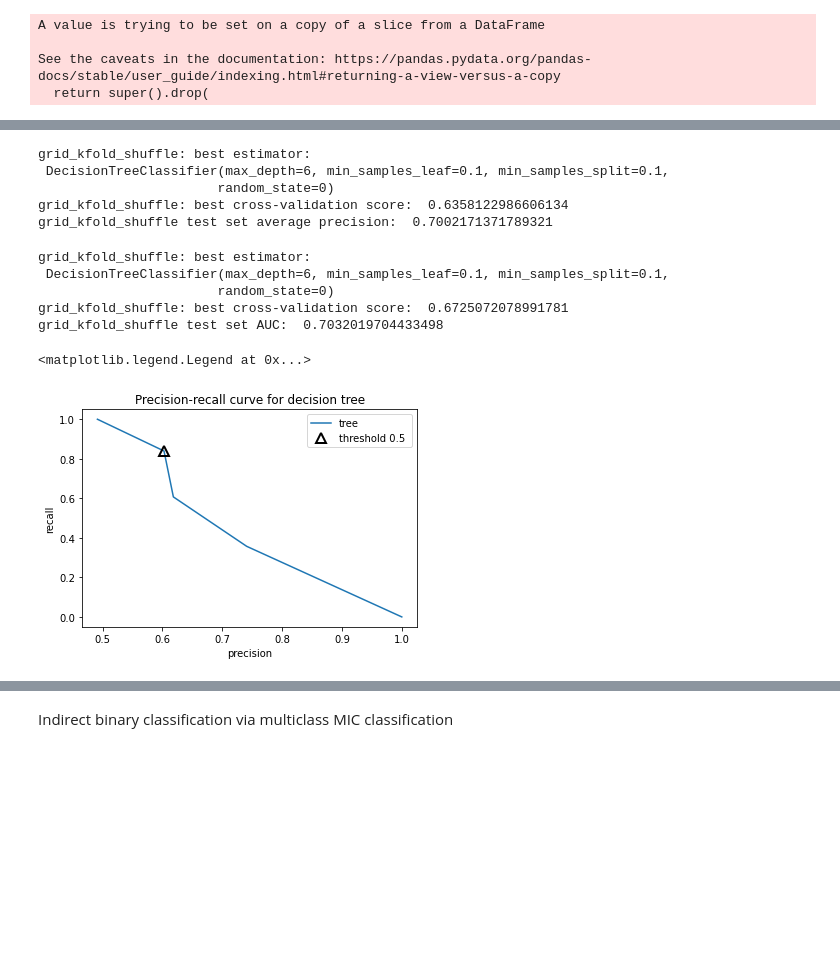
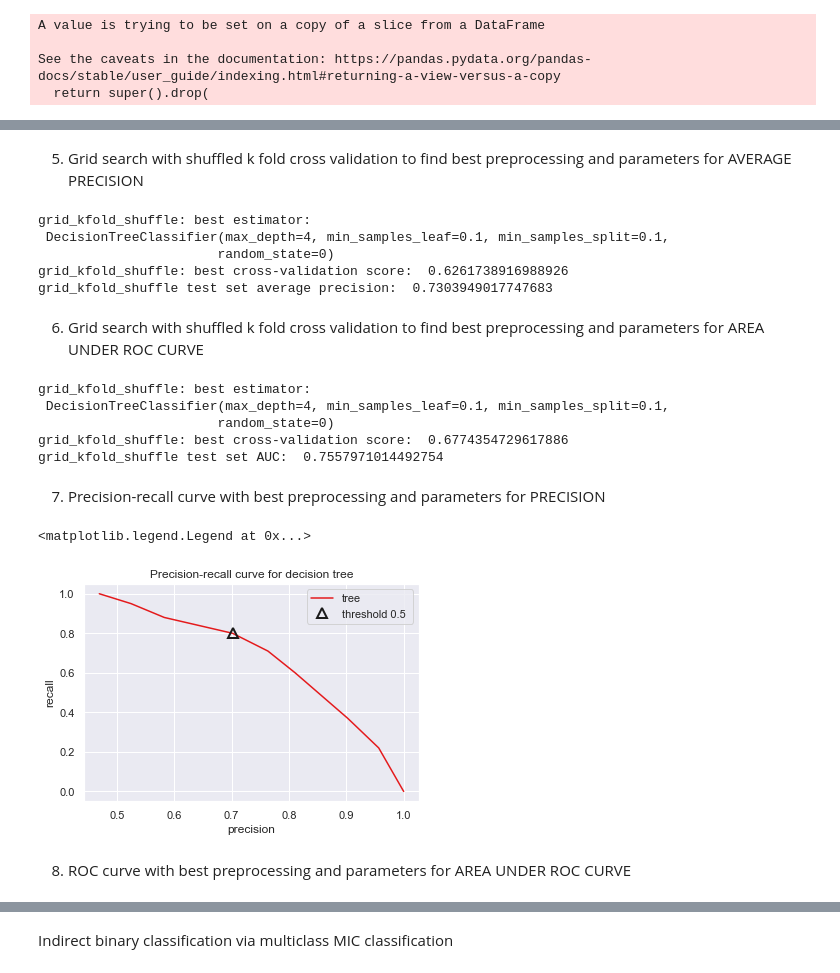
Before and after one commit to fowler-lab/Inh_resistance, a Jupyter notebook: DTree_notebook.ipynb, the cells around one changed output, grey strips where cells are left out. Saved outputs shown, nothing was run; the diff lists cells and outputs as text; code cells hidden in the pictures; blank space fills up the shorter version.

```diff
--- a/DTree_notebook.ipynb
+++ b/DTree_notebook.ipynb
@@ -3,3 +3,6 @@ import pandas as pd
 import numpy as np
 pd.options.display.max_columns = 999
 ML_data = pd.read_csv('ML_data.csv')
+import seaborn as sns
+sns.set_theme()
+sns.set_palette(sns.color_palette('Set1'))
@@ -6,7 +25,7 @@ ML_data = pd.read_csv('ML_data.csv')
 # %%
 df = ML_data[['METHOD_MIC','MUT_RESISTANCE','MUTATION','Site1_Distance','d_volume','d_MW',	\
               'd_hydropathy', 'd_Pi', 'Depth','H','O','T','S','G','E',  \
-              'B','I','Tempfactor','Hem_dist']]
+              'B','I','Tempfactor','Hem_dist','Site2_dist','SNAP2_score']]
 
 # creates features numpy array
 features = df[df.columns[2:]].to_numpy()
@@ -63,4 +75,4 @@ See the caveats in the documentation: https://pandas.pydata.org/pandas-docs/stab
 # %%
 #split data into training and test sets
 X_train_cv, X_test_cv, y_train_cv, y_test_cv = train_test_split(X_train_nodup, y_train_nodup,
-                                                    random_state=0)
+                                                    random_state=0, test_size=0.2)
@@ -89,7 +113,7 @@ from matplotlib import pyplot as plt
 import numpy as np
 
 #define trees with best perfoming parameters, or default parameters
-tree_best_params = DecisionTreeClassifier(max_depth=4, min_samples_leaf=0.2,
+tree_best_params = DecisionTreeClassifier(max_depth=4, min_samples_leaf=0.1,
                        min_samples_split=0.1, random_state=0)
 tree_no_params = DecisionTreeClassifier(random_state=0)
 tree_best_params.fit(X_train_cv, y_train_cv)
@@ -115,3 +139,5 @@ plot_feature_importances(tree_best_params)
+# %% [markdown]
+5. Grid search with shuffled k fold cross validation to find best preprocessing and parameters for AVERAGE PRECISION
 # %%
 #Grid search with shuffled kfold validation
 #use predict_proba function to calculate average_precision
@@ -124,10 +150,12 @@ print ('grid_kfold_shuffle test set average precision: ',
        average_precision_score(y_test_cv, grid_kfold_shuffle.predict_proba(X_test_cv)[:,1]), '\n')
 # %% [output]
 grid_kfold_shuffle: best estimator:
- DecisionTreeClassifier(max_depth=6, min_samples_leaf=0.1, min_samples_split=0.1,
+ DecisionTreeClassifier(max_depth=4, min_samples_leaf=0.1, min_samples_split=0.1,
                        random_state=0)
-grid_kfold_shuffle: best cross-validation score:  0.6358122986606134
-grid_kfold_shuffle test set average precision:  0.7002171371789321
+grid_kfold_shuffle: best cross-validation score:  0.6261738916988926
+grid_kfold_shuffle test set average precision:  0.7303949017747683
+# %% [markdown]
+6. Grid search with shuffled k fold cross validation to find best preprocessing and parameters for AREA UNDER ROC CURVE
 # %%
 #Grid search with shuffled kfold validation
 #use predict_proba function to calculate AUC
@@ -141,33 +169,38 @@ print ('grid_kfold_shuffle test set AUC: ',
        roc_auc_score(y_test_cv, grid_kfold_shuffle.predict_proba(X_test_cv)[:,1]), '\n')
 # %% [output]
 grid_kfold_shuffle: best estimator:
- DecisionTreeClassifier(max_depth=6, min_samples_leaf=0.1, min_samples_split=0.1,
+ DecisionTreeClassifier(max_depth=4, min_samples_leaf=0.1, min_samples_split=0.1,
                        random_state=0)
-grid_kfold_shuffle: best cross-validation score:  0.6725072078991781
-grid_kfold_shuffle test set AUC:  0.7032019704433498
+grid_kfold_shuffle: best cross-validation score:  0.6774354729617886
+grid_kfold_shuffle test set AUC:  0.7557971014492754
+# %% [markdown]
+7. Precision-recall curve with best preprocessing and parameters for PRECISION
 # %%
 #use best parameters for average precision
 
 from sklearn.metrics import precision_recall_curve
 from matplotlib import pyplot as plt
 
-tree = DecisionTreeClassifier(max_depth=4, min_samples_leaf=0.2, min_samples_split=0.1,
+tree = DecisionTreeClassifier(max_depth=4, min_samples_leaf=0.1, min_samples_split=0.1,
                        random_state=0)
 tree.fit(X_train_cv, y_train_cv)
 
-precision, recall, thresholds = precision_recall_curve(y_test_cv, tree.predict_proba(X_test_cv)[:, 1])
+precision, recall, thresholds = precision_recall_curve(y_test_nodup, tree.predict_proba(X_test_nodup)[:, 1])
 
 plt.plot(precision, recall, label='tree')
 close_default = np.argmin(np.abs(thresholds - 0.5))
 plt.plot(precision[close_default], recall[close_default], '^', c='k',
           markersize=10, label='threshold 0.5 ', fillstyle='none', mew=2)
 plt.xlabel('precision')
 plt.ylabel('recall')
 plt.title('Precision-recall curve for decision tree')
 plt.legend(loc='best')
 # %% [output]
 <matplotlib.legend.Legend at 0x...>
-[figure, old version]
+[figure, new version]
+# %% [markdown]
+8. ROC
+curve with best preprocessing and parameters for AREA UNDER ROC CURVE
 # %%
 # use best parameters for AUC
 from sklearn.metrics import roc_curve
```
Also changed, not shown: parts of 47 cells of this notebook.
